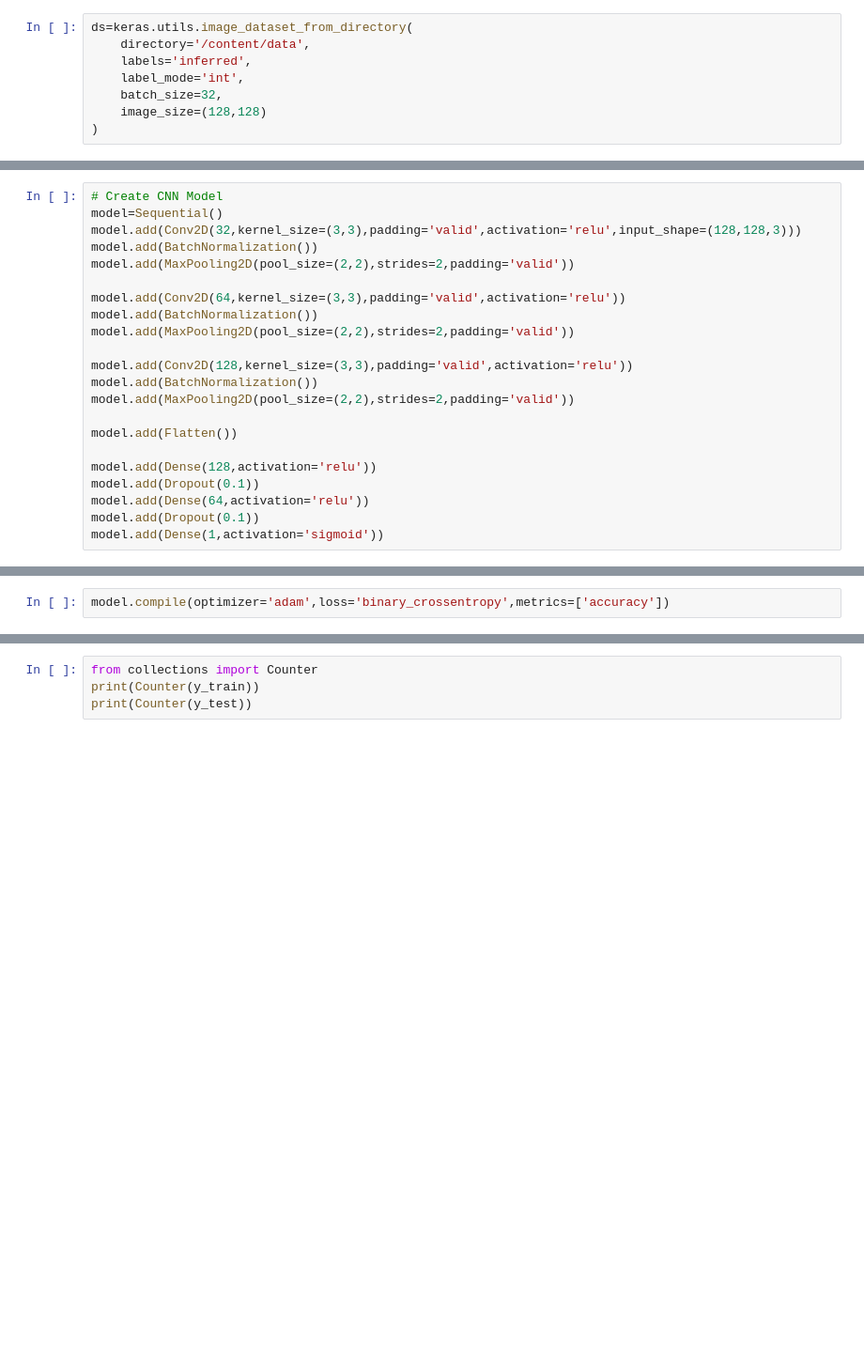
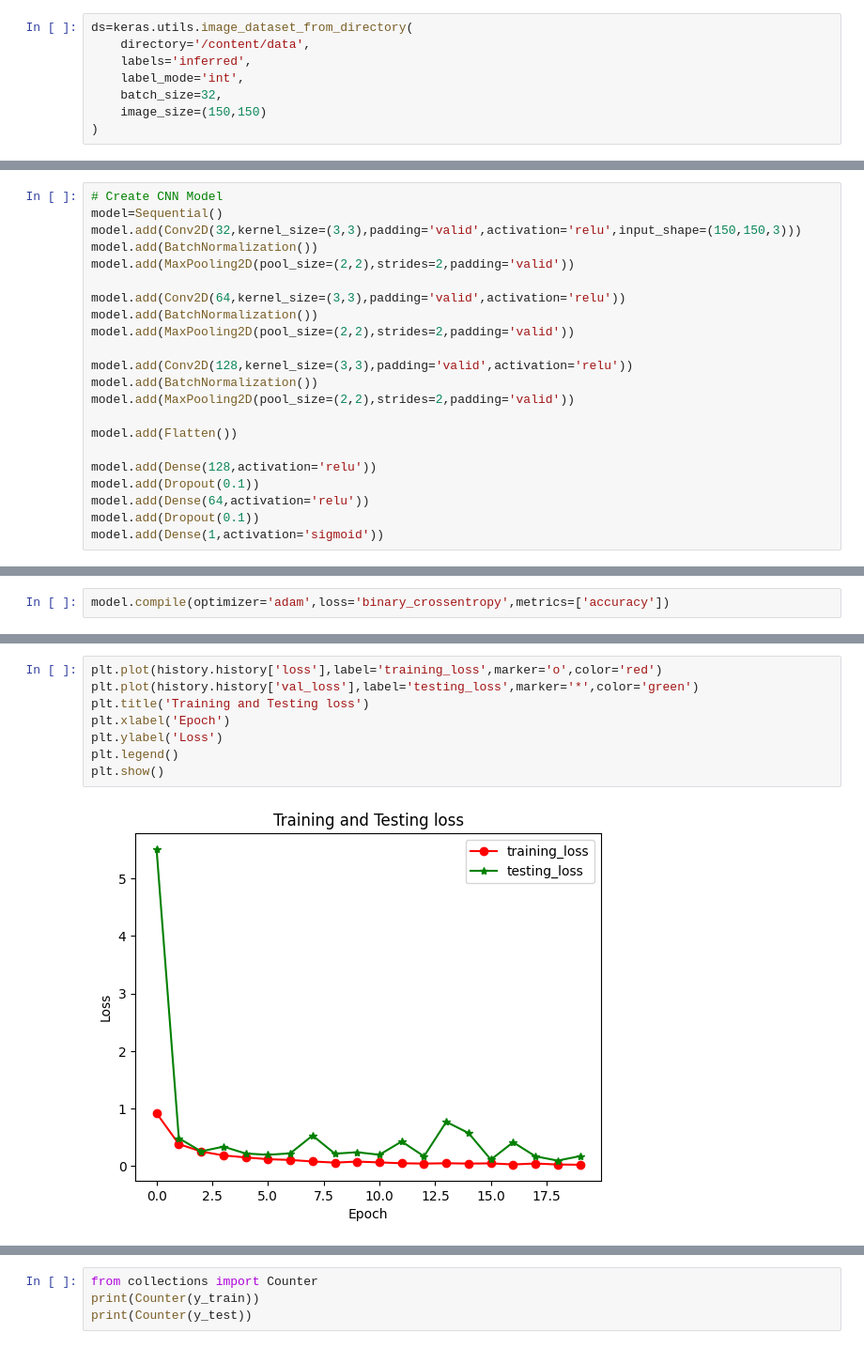
Before and after one commit to DataDrivenAkanksha/deep_learning_facemask_detection, a Jupyter notebook: Face_Mask_detection.ipynb, the cells around one changed output, grey strips where cells are left out. Shown: that part at 94% size. Drawn from its saved outputs; the diff is of its cells as text; blank space fills up the shorter version.

```diff
--- a/Face_Mask_detection.ipynb
+++ b/Face_Mask_detection.ipynb
@@ -48,7 +48,7 @@ ds=keras.utils.image_dataset_from_directory(
     labels='inferred',
     label_mode='int',
     batch_size=32,
-    image_size=(128,128)
+    image_size=(150,150)
 )
 # %% [output]
 Found 7553 files belonging to 2 classes.
@@ -100,7 +100,7 @@ Testing data: (1511, 128, 128, 3)
 # %%
 # Create CNN Model
 model=Sequential()
-model.add(Conv2D(32,kernel_size=(3,3),padding='valid',activation='relu',input_shape=(128,128,3)))
+model.add(Conv2D(32,kernel_size=(3,3),padding='valid',activation='relu',input_shape=(150,150,3)))
 model.add(BatchNormalization())
 model.add(MaxPooling2D(pool_size=(2,2),strides=2,padding='valid'))
 
@@ -167,0 +168,10 @@ Epoch 20/20
+# %%
+plt.plot(history.history['loss'],label='training_loss',marker='o',color='red')
+plt.plot(history.history['val_loss'],label='testing_loss',marker='*',color='green')
+plt.title('Training and Testing loss')
+plt.xlabel('Epoch')
+plt.ylabel('Loss')
+plt.legend()
+plt.show()
+# %% [output]
+[figure, added]
```
Also changed, not shown: parts of 34 cells of this notebook.
